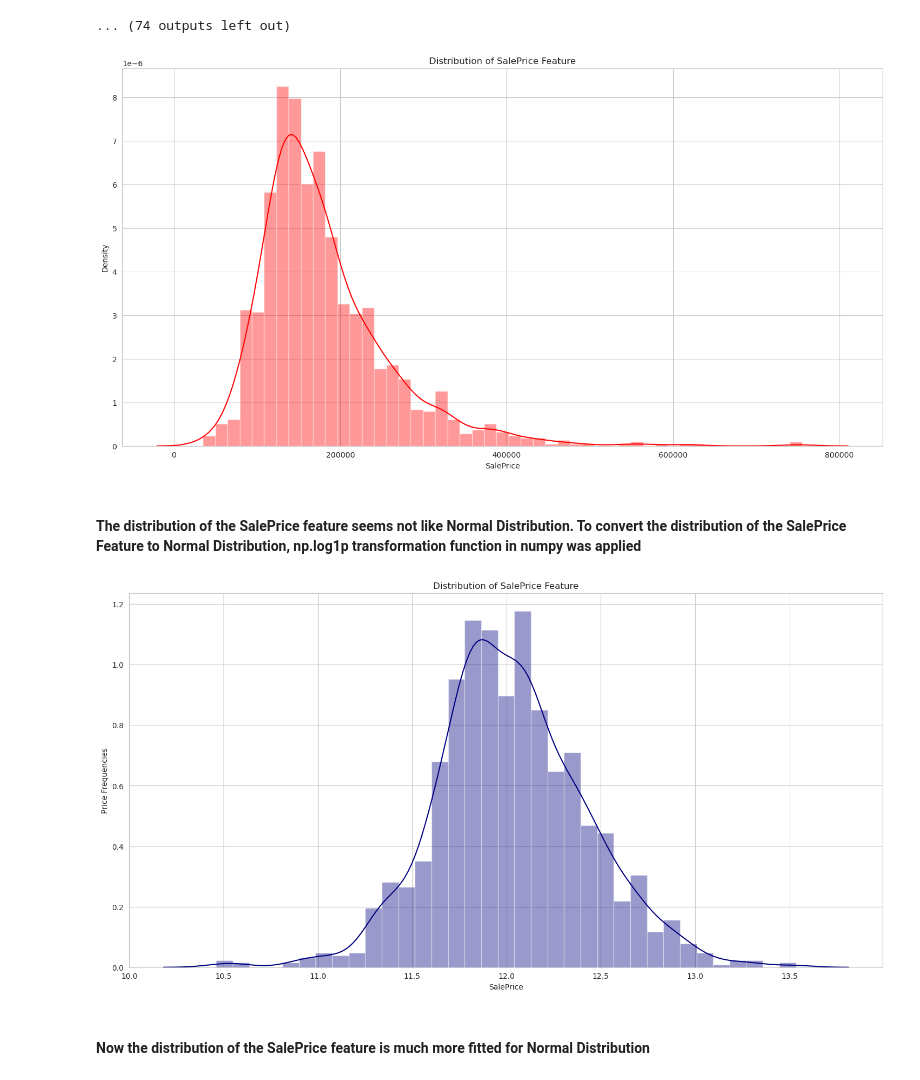
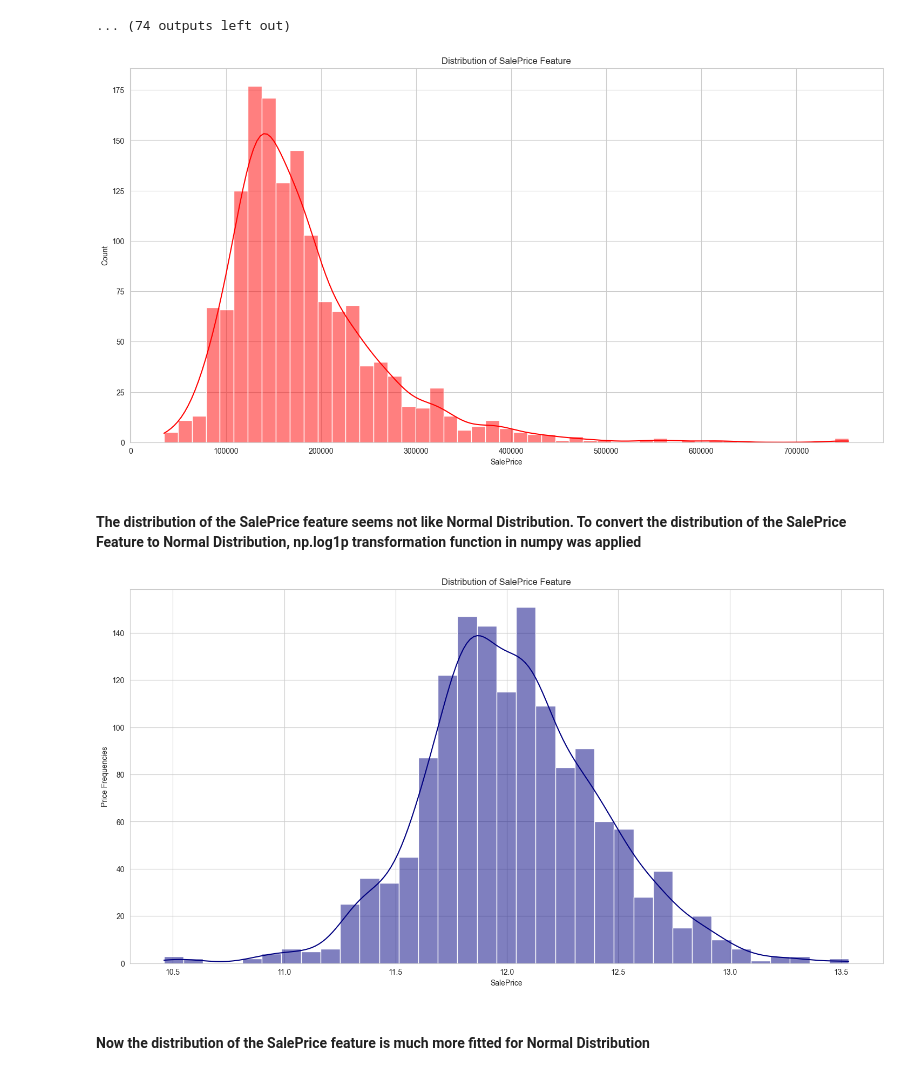
Before and after one commit to sgessesse/House-Prices-Predictions, a Jupyter notebook: house-prices-predictions.ipynb, the cells around one changed output. Drawn from its saved outputs; the diff is of its cells as text; code cells hidden in the pictures.

```diff
--- a/house-prices-predictions.ipynb
+++ b/house-prices-predictions.ipynb
@@ -64,6 +64,6 @@ warnings.filterwarnings("ignore")
 warnings.simplefilter(action='ignore', category=FutureWarning)
 warnings.simplefilter(action='ignore', category=DeprecationWarning)
 # %%
-train = pd.read_csv('/kaggle/input/house-prices-advanced-regression-techniques/train.csv')
-test = pd.read_csv('/kaggle/input/house-prices-advanced-regression-techniques/test.csv')
+train = pd.read_csv('Data/train.csv')
+test = pd.read_csv('Data/test.csv')
 # %%
@@ -200,25 +206,25 @@ NoSeWa          1   0.068493
 ... (74 outputs left out)
 # %%
 f, ax = plt.subplots(figsize=(18,9))
-sns.distplot(train['SalePrice'], color="red")
+sns.histplot(data=train, x='SalePrice', kde=True, color="red")
 ax.set(xlabel="SalePrice")
 ax.set(title="Distribution of SalePrice Feature")
 plt.show()
 # %% [output]
-[figure, old version]
+[figure, new version]
 # %% [markdown]
 #### **The distribution of the SalePrice feature seems not like Normal Distribution. To convert the distribution of the SalePrice Feature to Normal Distribution, np.log1p transformation function in numpy was applied**
 # %%
 train['SalePrice'] = np.log1p(train['SalePrice'])
 
 f, ax = plt.subplots(figsize=(18,9))
-sns.distplot(train['SalePrice'], color="navy")
+sns.histplot(data=train, x='SalePrice', kde=True, color="navy")
 ax.set(ylabel="Price Frequencies")
 ax.set(xlabel="SalePrice")
 ax.set(title="Distribution of SalePrice Feature")
 plt.show()
 # %% [output]
-[figure, old version]
+[figure, new version]
 # %% [markdown]
 #### **Now the distribution of the SalePrice feature is much more fitted for Normal Distribution**
 # %%
```
Also changed, not shown: parts of 23 cells of this notebook, 49 other files.
